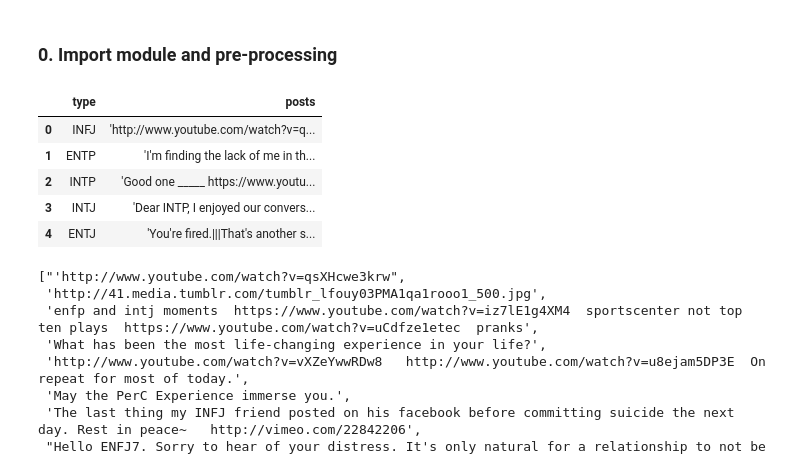
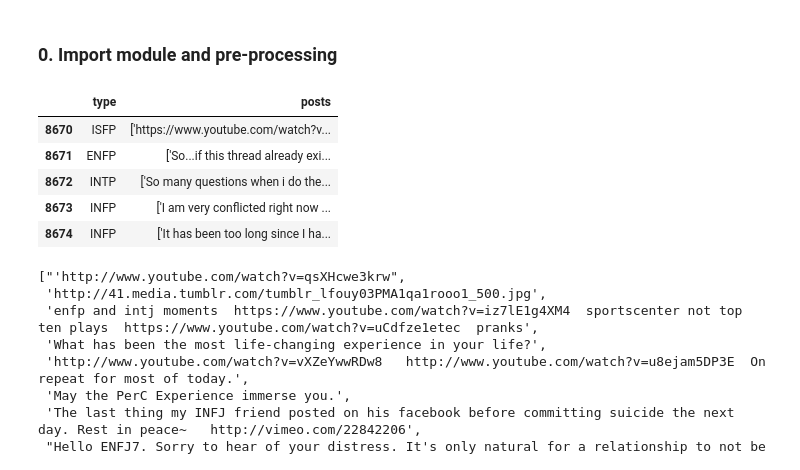
Before and after one commit to DominicMin/Intro_to_DS_Assignment, a Jupyter notebook: py_Code/sample_data_clean.ipynb, the cells around one changed output. Saved outputs shown, nothing was run; the diff lists cells and outputs as text; code cells hidden in the pictures.

```diff
--- a/py_Code/sample_data_clean.ipynb
+++ b/py_Code/sample_data_clean.ipynb
@@ -3,16 +3,20 @@
 # %%
 import pandas as pd
 import openpyxl
 import re
 import string
 import nltk
-raw_data=pd.read_csv("Data/mbti_1.csv")
-raw_data.head()
+raw_data=pd.read_csv("Data\\mbti_1.csv")
+for i in raw_data.index:
+    temp=raw_data.loc[i,"posts"]
+    temp=temp.split("|||")
+    raw_data.loc[i,"posts"]=temp
+raw_data.tail()
 # %% [output]
 |  | type | posts |
-| 0 | INFJ | 'http://www.youtube.com/watch?v=q... |
-| 1 | ENTP | 'I'm finding the lack of me in th... |
-| 2 | INTP | 'Good one _____ https://www.youtu... |
-| 3 | INTJ | 'Dear INTP, I enjoyed our convers... |
-| 4 | ENTJ | 'You're fired.|||That's another s... |
+| 8670 | ISFP | ['https://www.youtube.com/watch?v... |
+| 8671 | ENFP | ['So...if this thread already exi... |
+| 8672 | INTP | ['So many questions when i do the... |
+| 8673 | INFP | ['I am very conflicted right now ... |
+| 8674 | INFP | ['It has been too long since I ha... |
 # %%
```
Also changed, not shown: parts of 3 cells of this notebook, 15 other files.
